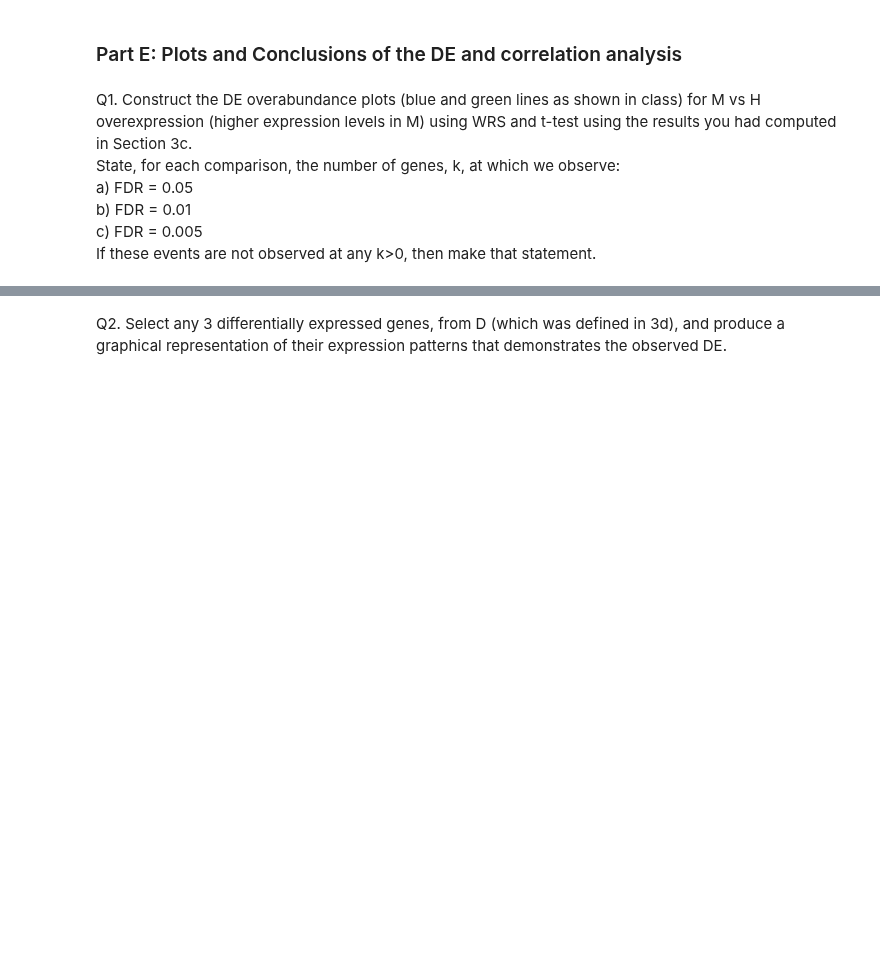
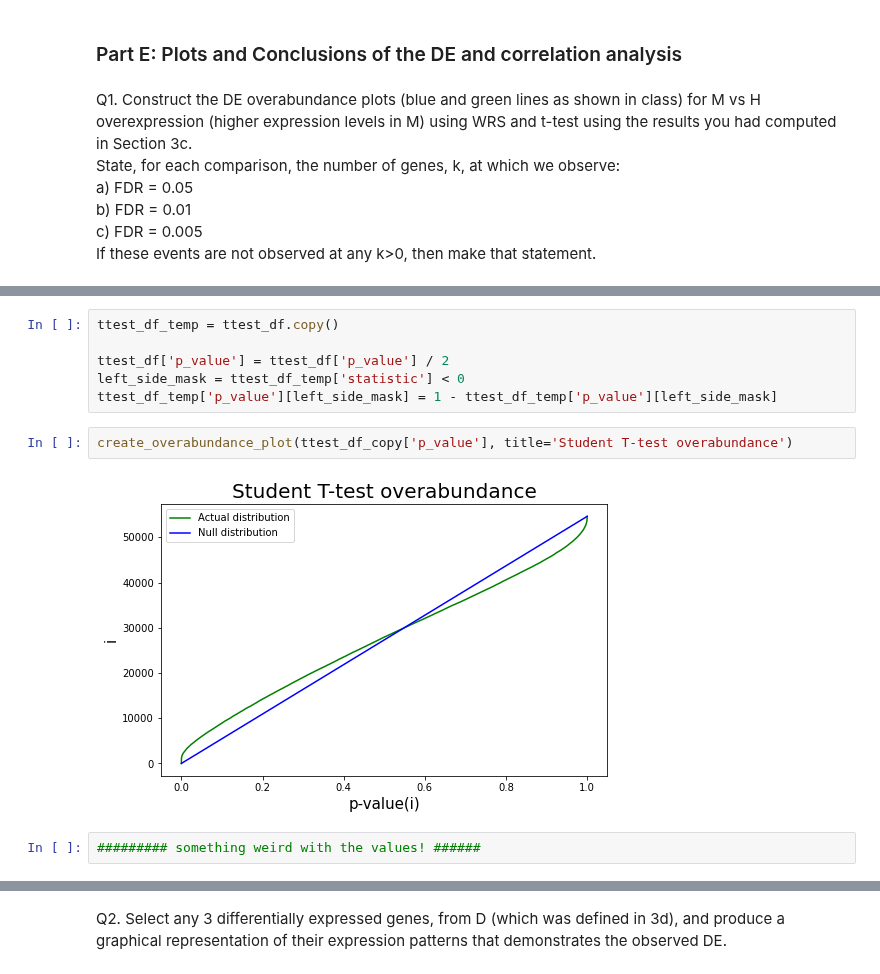
Before and after one commit to Oren-Ben/IDC, a Jupyter notebook: statistics/fourth_ex/204079453_205714447.ipynb, the cells around one changed output, grey strips where cells are left out. Saved outputs shown, nothing was run; the diff lists cells and outputs as text; blank space fills up the shorter version.

```diff
--- a/statistics/fourth_ex/204079453_205714447.ipynb
+++ b/statistics/fourth_ex/204079453_205714447.ipynb
@@ -326,0 +393,12 @@ statement.
+# %%
+ttest_df_temp = ttest_df.copy()
+
+ttest_df['p_value'] = ttest_df['p_value'] / 2
+left_side_mask = ttest_df_temp['statistic'] < 0
+ttest_df_temp['p_value'][left_side_mask] = 1 - ttest_df_temp['p_value'][left_side_mask]
+# %%
+create_overabundance_plot(ttest_df_copy['p_value'], title='Student T-test overabundance')
+# %% [output]
+[figure, added]
+# %%
+######### something weird with the values! ######
```
Also changed, not shown: parts of 18 cells of this notebook.
